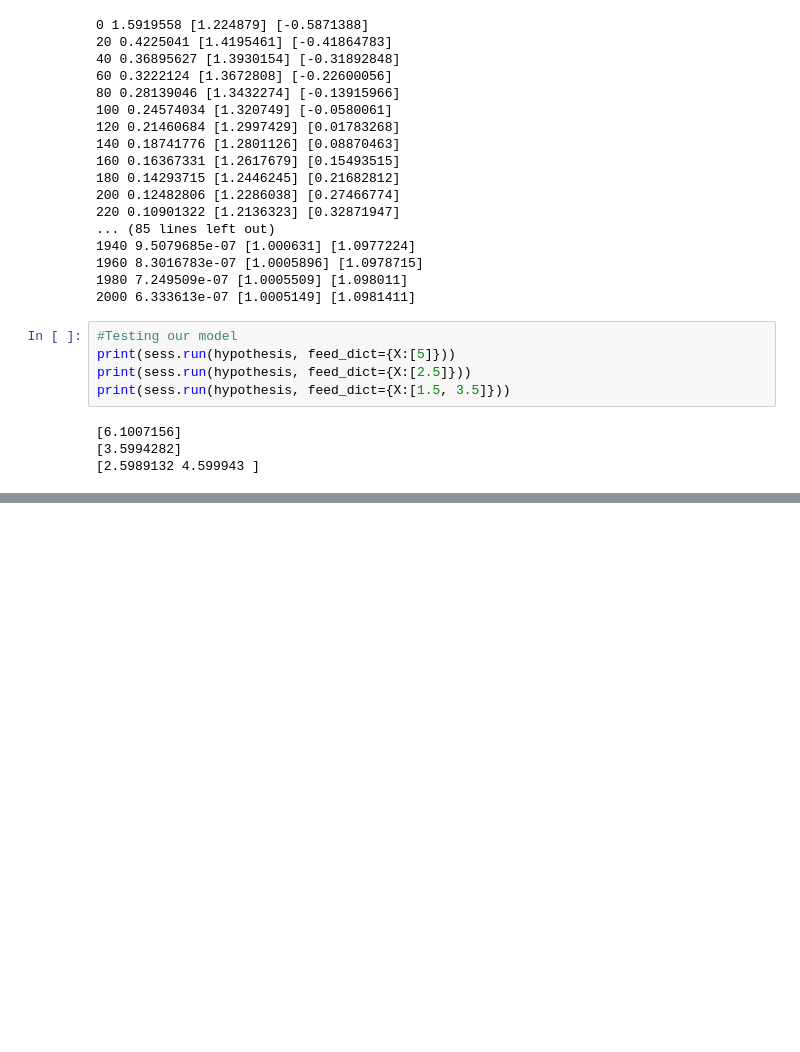
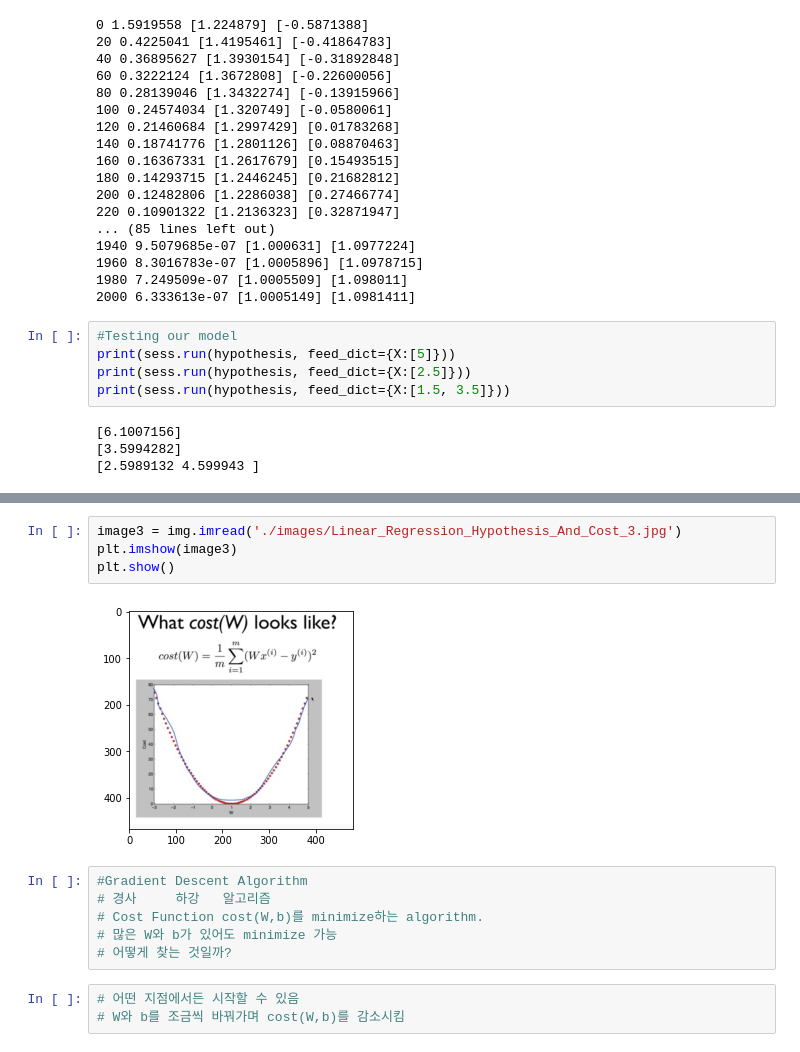
Before and after one commit to MinsuKim3095/study, a Jupyter notebook: 1.모두를_위한_딥러닝_강좌_Season_1/210202A_모두를_위한_딥러닝_강좌_Season_1.ipynb, the cells around one changed output, grey strips where cells are left out. Drawn from its saved outputs; the diff is of its cells as text; blank space fills up the shorter version.

```diff
--- a/1.모두를_위한_딥러닝_강좌_Season_1/210202A_모두를_위한_딥러닝_강좌_Season_1.ipynb
+++ b/1.모두를_위한_딥러닝_강좌_Season_1/210202A_모두를_위한_딥러닝_강좌_Season_1.ipynb
@@ -319,0 +385,15 @@ print(sess.run(hypothesis, feed_dict={X:[1.5, 3.5]}))
+# %%
+image3 = img.imread('./images/Linear_Regression_Hypothesis_And_Cost_3.jpg')
+plt.imshow(image3)
+plt.show()
+# %% [output]
+[figure, added]
+# %%
+#Gradient Descent Algorithm
+# 경사     하강   알고리즘
+# Cost Function cost(W,b)를 minimize하는 algorithm.
+# 많은 W와 b가 있어도 minimize 가능
+# 어떻게 찾는 것일까?
+# %%
+# 어떤 지점에서든 시작할 수 있음
+# W와 b를 조금씩 바꿔가며 cost(W,b)를 감소시킴
```
Also changed, not shown: parts of 16 cells of this notebook, 7 other files.
